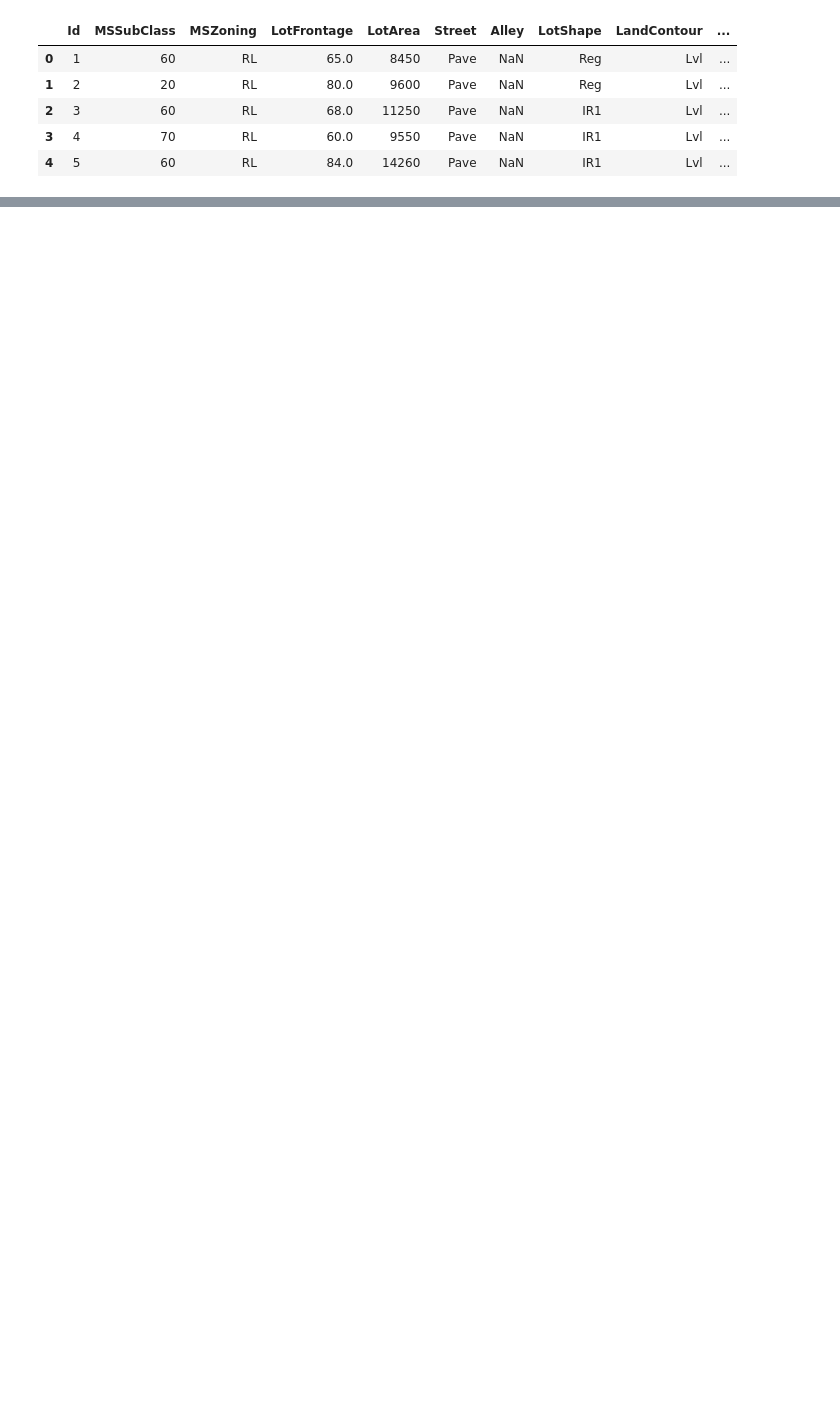
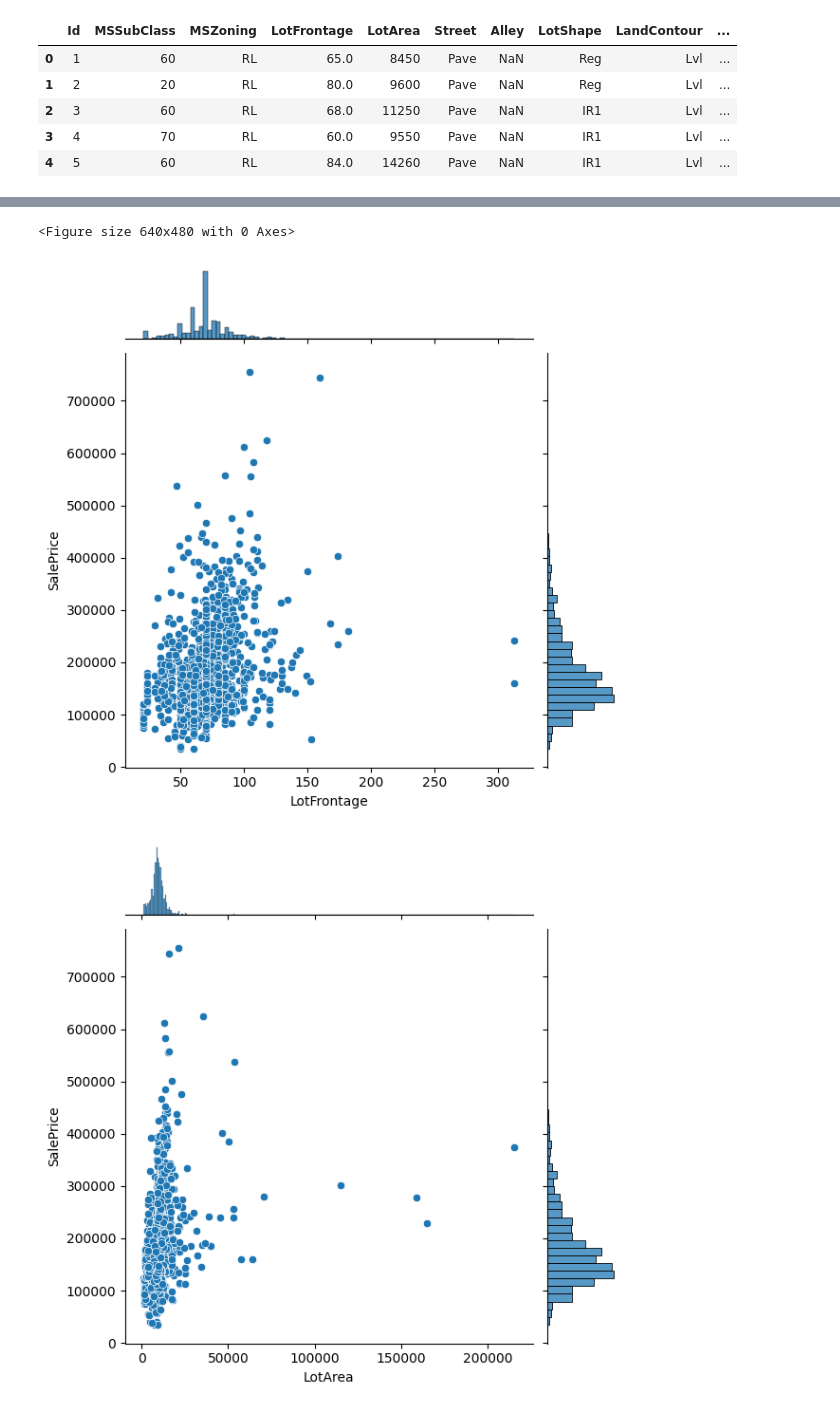
Before and after one commit to chitra-psg/house_price_prediction, a Jupyter notebook: house_pricing.ipynb, the cells around one changed output, grey strips where cells are left out. Drawn from its saved outputs; the diff is of its cells as text; code cells hidden in the pictures; blank space fills up the shorter version.

```diff
--- a/house_pricing.ipynb
+++ b/house_pricing.ipynb
@@ -98,0 +198,3 @@ df_house.isnull().sum()
+# %%
+# Dropping rows for the NaN values since we will still have sufficient data for analysis
+df_house.dropna(axis='rows', inplace=True)
@@ -99,9 +254,25 @@ df_house.isnull().sum()
 # %%
+# Separating numerical and categorical fields for analysisng them separately using the provided Data Dictionary.
 
-col_num = ['MasVnrArea', 'BsmtFinSF1', 'BsmtFinSF2', 'BsmtUnfSF', 'TotalBsmtSF', '1stFlrSF', '2ndFlrSF', 'LowQualFinSF', 'GrLivArea', 'BsmtFullBath',
-           'BsmtHalfBath', 'FullBath', 'HalfBath', 'BedroomAbvGr', 'KitchenAbvGr', 'TotRmsAbvGrd', 'Fireplaces', 'GarageYrBlt', 'GarageCars','GarageArea',
-            'WoodDeckSF', 'OpenPorchSF', 'EnclosedPorch', '3SsnPorch', 'ScreenPorch', 'PoolArea', 'MiscVal', 'MoSold', 'YrSold', 'SalePrice']
-col_cat = ['MSZoning', 'Street', 'Alley', 'LotShape', 'LandContour', 'Utilities', 'LotConfig', 'LandSlope', 'Neighborhood', 'Condition1', 'Condition2',
-           'BldgType', 'HouseStyle', 'RoofStyle', 'RoofMatl', 'Exterior1st', 'Exterior2nd', 'MasVnrType', 'ExterQual', 'ExterCond', 'Foundation', 'BsmtQual',
-           'BsmtCond', 'BsmtExposure', 'BsmtFinType1', 'BsmtFinType2', 'Heating', 'HeatingQC', 'CentralAir', 'Electrical', 'KitchenQual', 'Functional', 'FireplaceQu',
-           'GarageType', 'GarageFinish', 'GarageQual', 'GarageCond', 'PavedDrive', 'PoolQC', 'Fence', 'MiscFeature', 'SaleType', 'SaleCondition',]
+# OUTCOME COLUMN:
+col_y = 'SalePrice'
+
+# NUMERICAL COLUMNS:
+col_X_numeric = ['LotFrontage', 'LotArea', 'YearBuilt', 'YearRemodAdd', 'MasVnrArea', 'BsmtFinSF1', 'BsmtFinSF2', 'BsmtUnfSF', 'TotalBsmtSF',
+           '1stFlrSF', '2ndFlrSF', 'LowQualFinSF', 'GrLivArea', 'BsmtFullBath', 'BsmtHalfBath', 'FullBath', 'HalfBath', 'BedroomAbvGr',
+           'KitchenAbvGr', 'TotRmsAbvGrd', 'Fireplaces', 'GarageYrBlt', 'GarageCars', 'GarageArea', 'WoodDeckSF', 'OpenPorchSF',
+           'EnclosedPorch', '3SsnPorch', 'ScreenPorch', 'PoolArea', 'MiscVal', 'MoSold', 'YrSold', 'NoOfYearSinceBuilt',
+           'NoOfYearSinceRemodAdd', 'NoOfYearSinceGaragBlt']
+print(len(col_X_numeric))
+
+# CATEGORICAL COLUMNS:
+col_X_category = ['MSSubClass', 'MSZoning', 'Street', 'Alley', 'LotShape', 'LandContour', 'Utilities', 'LotConfig', 'LandSlope', 'Neighborhood',
+           'Condition1', 'Condition2', 'BldgType', 'HouseStyle', 'OverallQual', 'OverallCond', 'RoofStyle', 'RoofMatl', 'Exterior1st',
+           'Exterior2nd', 'MasVnrType', 'ExterQual', 'ExterCond', 'Foundation', 'BsmtQual', 'BsmtCond', 'BsmtExposure', 'BsmtFinType1',
+           'BsmtFinType2', 'Heating', 'HeatingQC', 'CentralAir', 'Electrical', 'KitchenQual', 'Functional', 'FireplaceQu', 'GarageType',
+           'GarageFinish', 'GarageQual', 'GarageCond', 'PavedDrive', 'PoolQC', 'Fence', 'MiscFeature', 'SaleType', 'SaleCondition']
+print(len(col_X_category))
+
+# Listing distinct variables for each Categorical columns to address issues if any
+for col in col_X_category:
+    print(col,' : ',df_house[col].unique())
@@ -127,6 +296,0 @@ def PlotAttribute(df_data, attribute, title, xlabel, ylabel, hueattribute = None
-# %%
-## Visualizing the levels of categorical columns using bar plots
-percentage = [10, 30, 20, 0, 40]
-for col in col_cat:
-    PlotAttribute(df_house, col, col, col, 'Count', col)
-    plt.show()
@@ -175,0 +319,8 @@ columnsToBeRemoved
+# %%
+# NUMERICAL COLUMN ANALYSIS
+for i, col in enumerate(col_X_numeric):
+    AnalyseNumericalColumns(df_house, i, col, col_y)
+# %% [output]
+<Figure size 640x480 with 0 Axes>
+[figure, added]
+[figure, added]
```
Also changed, not shown: parts of 48 cells of this notebook.
